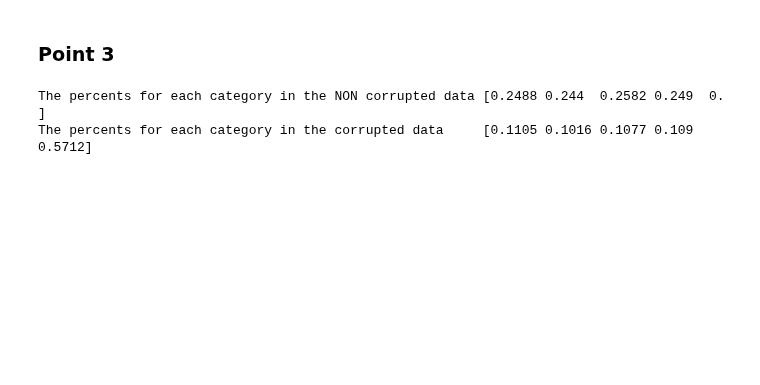
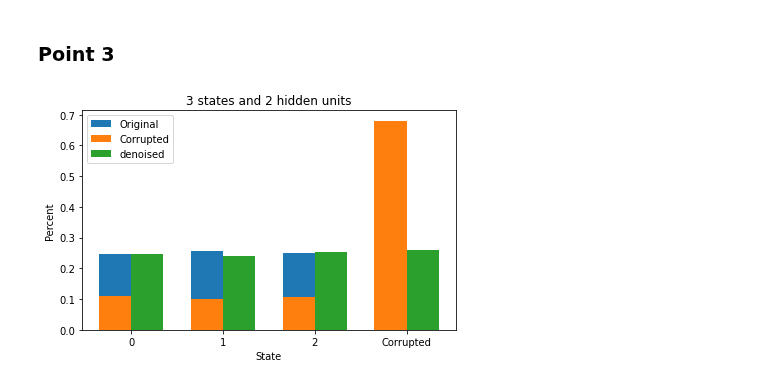
Before and after one commit to drckf/mlreview_notebooks, a Jupyter notebook: jupyter_notebooks/exercises/GitPush_exercise5.ipynb, the cells around one changed output. Drawn from its saved outputs; the diff is of its cells as text; code cells hidden in the pictures; blank space fills up the shorter version.

Commit message:
point 3 done

```diff
--- a/jupyter_notebooks/exercises/GitPush_exercise5.ipynb
+++ b/jupyter_notebooks/exercises/GitPush_exercise5.ipynb
@@ -185,3 +174,38 @@ class_proportion(classes,v_fantasy[:6164]) # For some reason it breaks when we t
 # Notice that about as half of the values are "corrupted" in the v_fantasy, where beta = 2.
 # %% [markdown]
 ### Point 3
+# %%
+def point_3(data,n_hidden):
+    rbm = RBM(len(data[0]),n_hidden, spin = False)
+    rbm.train(data, n_epochs = 50, batch_size = 500, nplot = 0)
+
+    np.random.shuffle(data)
+    _, v_fantasy, h_fantasy = rbm.sample(data,1)
+
+    h_data = rbm.activate(data, rbm.w, rbm.b, rbm.gap)
+    v_model = rbm.activate(h_data, rbm.w.T, rbm.a, 3*rbm.gap)
+    return v_model
+
+def barplot():
+    labels = [str(i) for i in range(len(classes))]
+    labels.append('Corrupted')
+    x = np.arange(len(labels))  # the label locations
+    width = 0.35  # the width of the bars
+
+    fig, ax = plt.subplots()
+    rects0 = ax.bar(x - width/2, class_proportion(classes,nc_data), width, label='Original')
+    rects1 = ax.bar(x - width/2, class_proportion(classes,corrupted_data), width, label='Corrupted')
+    rects3 = ax.bar(x + width/2, class_proportion(classes,v_model), width, label='denoised')
+
+    # Add some text for labels, title and custom x-axis tick labels, etc.
+    ax.set_ylabel('Percent')
+    ax.set_title(f'{len(labels)-1} states and {n_hidden} hidden units')
+    ax.set_xticks(x)
+    ax.set_xticklabels(labels)
+    ax.set_xlabel('State')
+    ax.legend()
+
+
+    fig.tight_layout()
+
+    plt.show()
@@ -202,6 +222,0 @@ classes = list(classes)
-# %%
-print("The percents for each category in the NON corrupted data",class_proportion(classes,nc_data))
-print("The percents for each category in the corrupted data    ",class_proportion(classes,corrupted_data))
-# %% [output]
-The percents for each category in the NON corrupted data [0.2488 0.244  0.2582 0.249  0.    ]
-The percents for each category in the corrupted data     [0.1105 0.1016 0.1077 0.109  0.5712]
@@ -207,0 +225,6 @@ The percents for each category in the corrupted data     [0.1105 0.1016 0.1077 0
+# %%
+n_hidden = 2
+v_model = point_3(corrupted_data,n_hidden)
+barplot()
+# %% [output]
+[figure, added]
```
Also changed, not shown: parts of 13 cells of this notebook.
